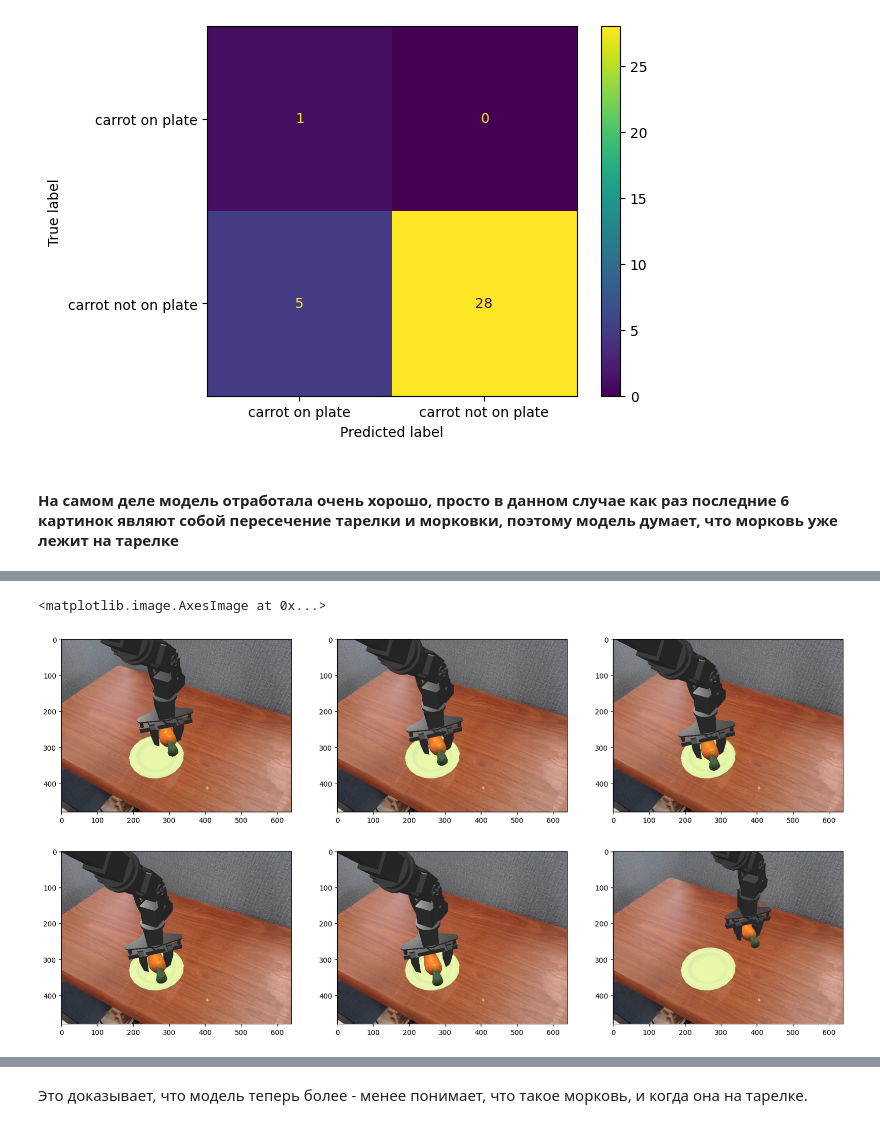
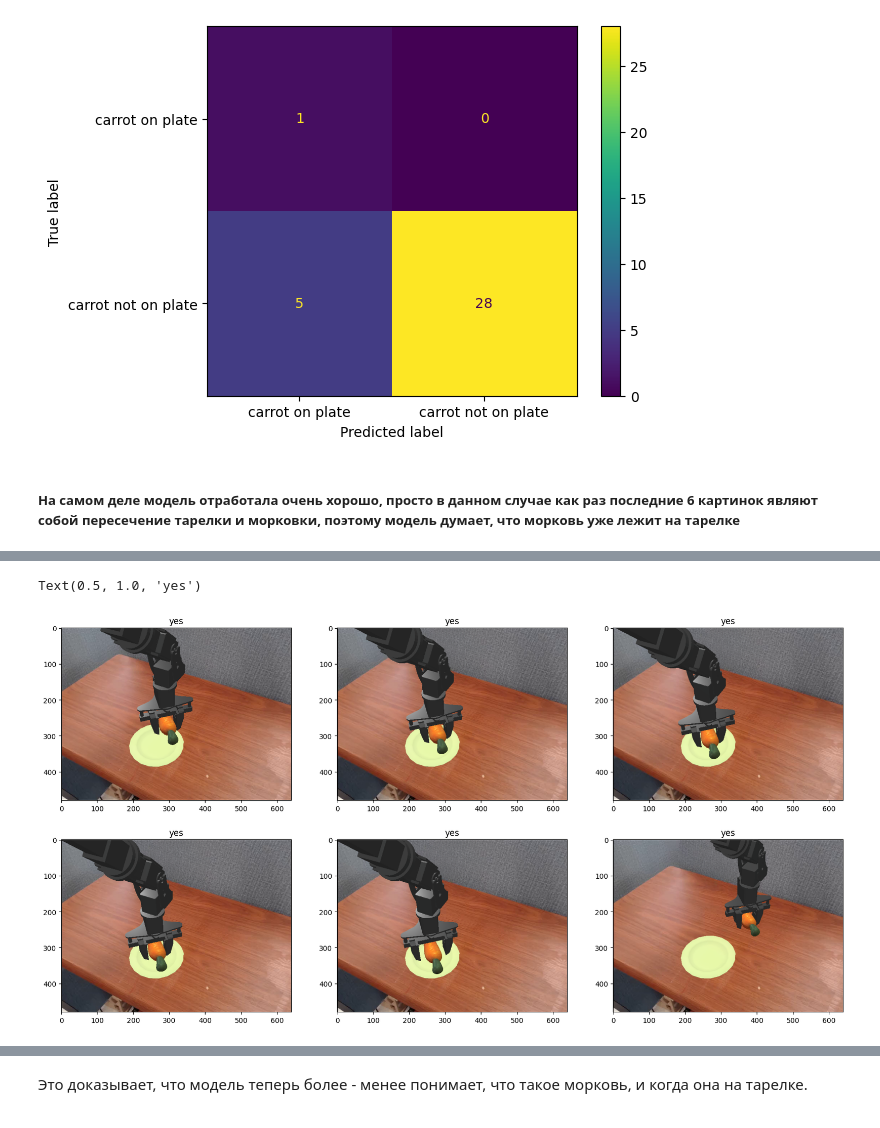
Before and after one commit to MrAnton07/VLA_MIPT, a Jupyter notebook: SmolVLA.ipynb, the cells around one changed output, grey strips where cells are left out. Cells and saved outputs as stored; diff of their text form; code cells hidden in the pictures.

```diff
--- a/SmolVLA.ipynb
+++ b/SmolVLA.ipynb
@@ -251,0 +259,11 @@ with open('carrot_on_plate_FML.pkl', 'rb') as f: #First Mid Last
+# %%
+counter = 0
+carrot_counter = 0
+for _, item in carrot_on_plate_files.items():
+    counter+=2
+    print(item["last_iter_QA"]["Is there an object that can be eaten?"])
+    if item["last_iter_QA"]["Is there an object that can be eaten?"].find("carrot") != -1:
+        carrot_counter+=1
+    print(item["first_iter_QA"]["Is there an object that can be eaten?"])
+    if item["first_iter_QA"]["Is there an object that can be eaten?"].find("carrot") != -1:
+        carrot_counter+=1
@@ -405,11 +449 @@ disp.plot()
-# %%
-# # Your dictionary
-# carrot_on_plate_files
-# # Save to file
-# with open('carrot_on_plate.pkl', 'wb') as f:
-#     pickle.dump(carrot_on_plate_files, f)
-
-# Load later
-with open('carrot_on_plate.pkl', 'rb') as f:
-    carrot_on_plate_files = pickle.load(f)
 # %% [markdown]
@@ -724,0 +868,20 @@ disp.plot()
+# %%
+carrot_on_the_plate = ["carrot on plate"]*20
+carrot_not_on_the_plate = ["carrot not on plate"]*20
+targets = carrot_on_the_plate + carrot_not_on_the_plate
+
+preds_on_the_plate = []
+preds_not_on_the_plate = []
+
+
+for _, item in carrot_on_plate_files.items():
+    preds_on_the_plate.append("carrot on plate" if item["last_iter_QA"]["Is the orange object on the yellow object in this image?"].lower().find("yes") != -1 else "carrot not on plate")
+    preds_not_on_the_plate.append("carrot on plate" if item["first_iter_QA"]["Is the orange object on the yellow object in this image?"].lower().find("yes") != -1 else "carrot not on plate")
+
+print(preds_on_the_plate, preds_not_on_the_plate)
+preds = preds_on_the_plate + preds_not_on_the_plate
+
+cm = confusion_matrix(targets, preds, labels=["carrot on plate", "carrot not on plate"])
+disp = ConfusionMatrixDisplay(confusion_matrix=cm, display_labels=["carrot on plate", "carrot not on plate"])
+
+disp.plot()
@@ -746,7 +915,7 @@ disp.plot()
 <sklearn.metrics._plot.confusion_matrix.ConfusionMatrixDisplay at 0x...>
 [figure]
 # %% [markdown]
-#### На самом деле модель отработала очень хорошо, просто в данном случае как раз последние 6 картинок являют собой пересечение тарелки и морковки, поэтому модель думает, что морковь уже лежит на тарелке
+##### На самом деле модель отработала очень хорошо, просто в данном случае как раз последние 6 картинок являют собой пересечение тарелки и морковки, поэтому модель думает, что морковь уже лежит на тарелке
 # %%
 for pred in preds:
     print(pred)
@@ -771,12 +940,14 @@ carrot on plate
 # %%
 n = 33
 fig = plt.figure(figsize=(20, 10))
 for i in range(5):
     sub = fig.add_subplot(2, 3, i+1)
     sub.imshow(carrot_on_plate_file_one_episode["success_proc_0_numid_70_epsid_70.npz"][f"{29+i}_frame"]["image"])
+    sub.set_title(carrot_on_plate_file_one_episode["success_proc_0_numid_70_epsid_70.npz"][f"{29+i}_frame"]["QA"]["Is the carrot on the plate?"])
 
 sub = fig.add_subplot(2, 3, 6)
 sub.imshow(carrot_on_plate_file_one_episode["success_proc_0_numid_70_epsid_70.npz"][f"{18}_frame"]["image"])
+sub.set_title(carrot_on_plate_file_one_episode["success_proc_0_numid_70_epsid_70.npz"][f"{18}_frame"]["QA"]["Is the carrot on the plate?"])
 # %% [output]
-<matplotlib.image.AxesImage at 0x...>
+Text(0.5, 1.0, 'yes')
-[figure, old version]
+[figure, new version]
```
Also changed, not shown: parts of 45 cells of this notebook.
